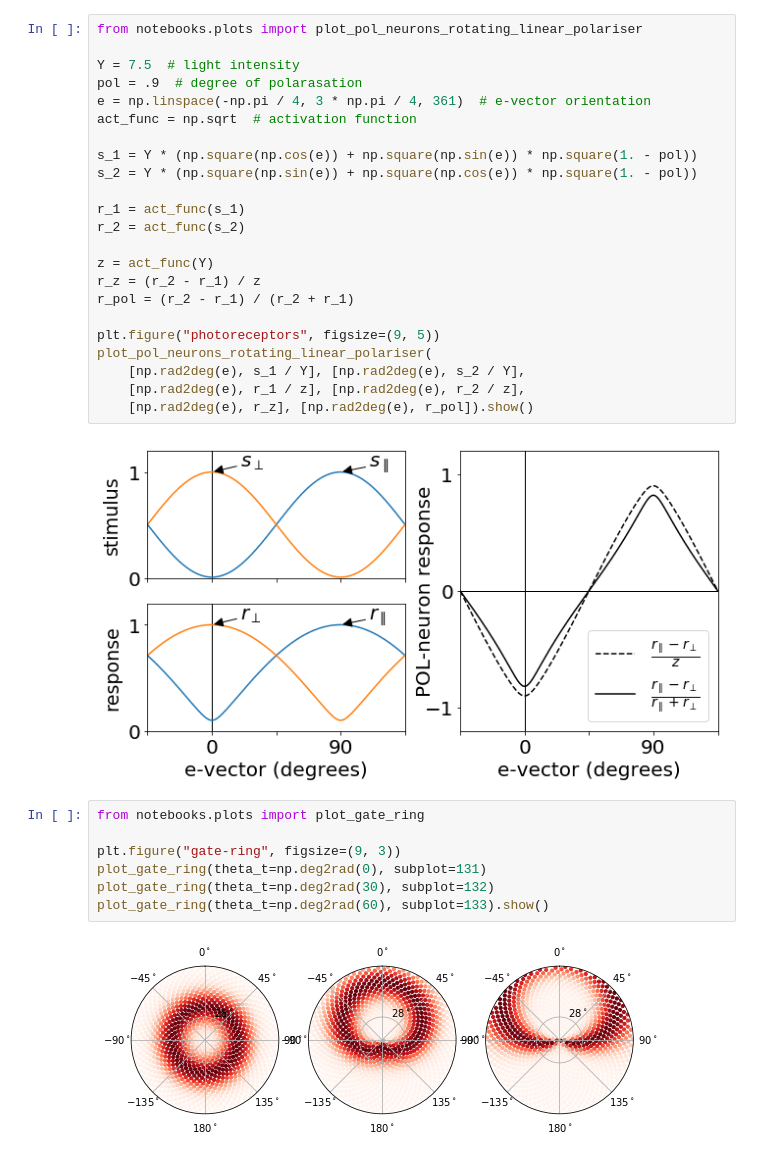
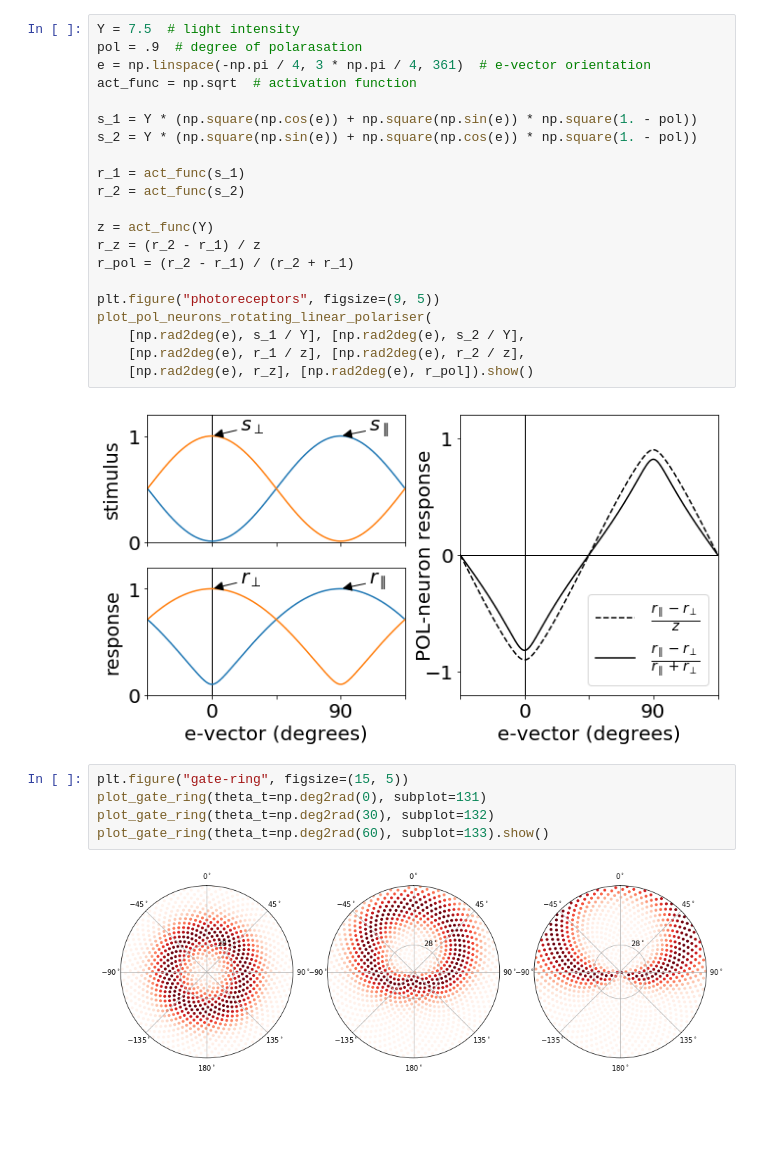
Before and after one commit to InsectRobotics/insectvision, a Jupyter notebook: notebooks/plos.ipynb, the cells around one changed output. Saved outputs shown, nothing was run; the diff lists cells and outputs as text; blank space fills up the shorter version.

```diff
--- a/notebooks/plos.ipynb
+++ b/notebooks/plos.ipynb
@@ -22,6 +31,4 @@ plot_sky(phi, theta, y, p, a).show()
 # %%
-from notebooks.plots import plot_pol_neurons_rotating_linear_polariser
-
 Y = 7.5  # light intensity
 pol = .9  # degree of polarasation
 e = np.linspace(-np.pi / 4, 3 * np.pi / 4, 361)  # e-vector orientation
@@ -45,12 +52,10 @@ plot_pol_neurons_rotating_linear_polariser(
 # %% [output]
 [figure]
 # %%
-from notebooks.plots import plot_gate_ring
-
-plt.figure("gate-ring", figsize=(9, 3))
+plt.figure("gate-ring", figsize=(15, 5))
 plot_gate_ring(theta_t=np.deg2rad(0), subplot=131)
 plot_gate_ring(theta_t=np.deg2rad(30), subplot=132)
 plot_gate_ring(theta_t=np.deg2rad(60), subplot=133).show()
 # %% [output]
-[figure, old version]
+[figure, new version]
 # %%
```
Also changed, not shown: parts of 14 cells of this notebook, 21 other files.
